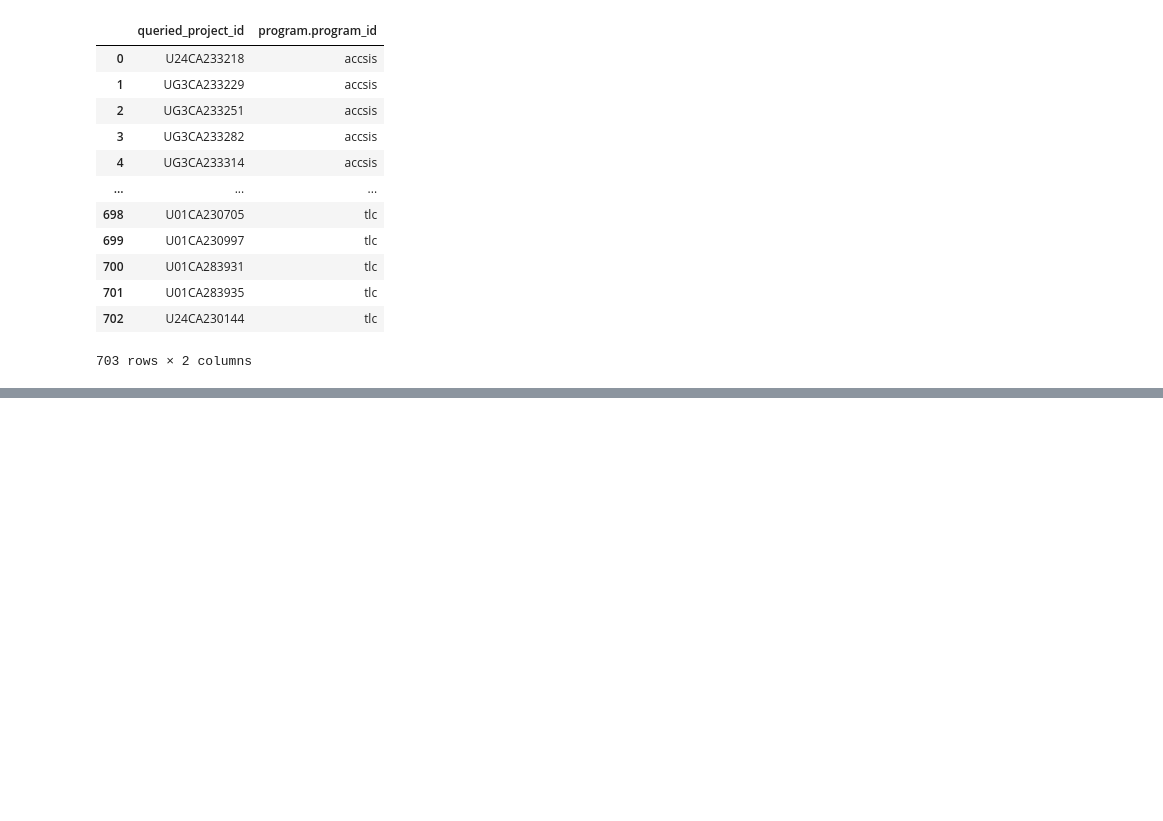
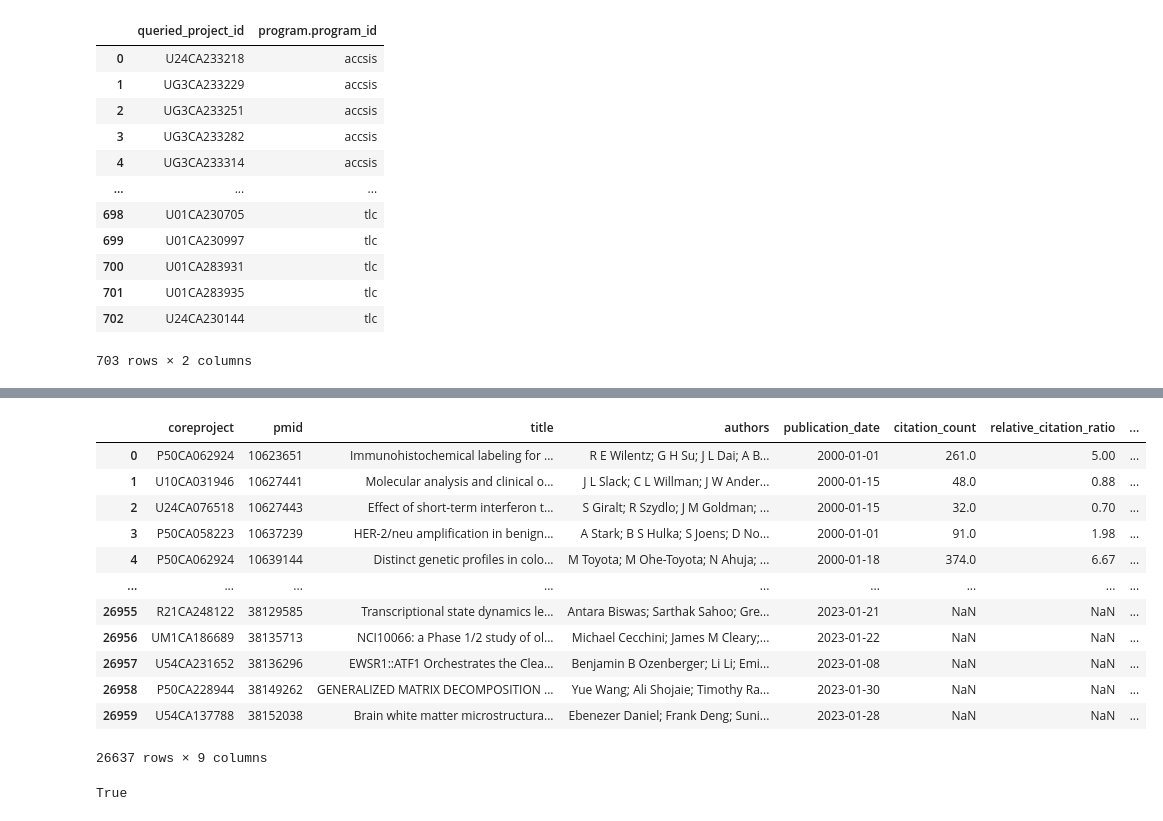
Before and after one commit to CBIIT/INS-Data, a Jupyter notebook: notebooks/12_aggregate_projects.ipynb, the cells around one changed output, grey strips where cells are left out. Saved outputs shown, nothing was run; the diff lists cells and outputs as text; code cells hidden in the pictures; blank space fills up the shorter version.

```diff
--- a/notebooks/12_aggregate_projects.ipynb
+++ b/notebooks/12_aggregate_projects.ipynb
@@ -559,0 +633,27 @@ grants_df[['queried_project_id','program.program_id']].drop_duplicates().reset_i
+# %%
+# Merge project start dates with publication data
+df_merged = pd.merge(left=df_publications,
+                     right=df_projects[['project_id','project_start_date']],
+                     how='left',left_on='coreproject', right_on='project_id',
+                     # Ignore duplicate projects listed for multiple programs
+                     ).drop_duplicates()
+df_merged
+# %% [output]
+|  | coreproject | pmid | title | authors | publication_date | citation_count | relative_citation_ratio | ... |
+| 0 | P50CA062924 | 10623651 | Immunohistochemical labeling for ... | R E Wilentz; G H Su; J L Dai; A B... | 2000-01-01 | 261.0 | 5.00 | ... |
+| 1 | U10CA031946 | 10627441 | Molecular analysis and clinical o... | J L Slack; C L Willman; J W Ander... | 2000-01-15 | 48.0 | 0.88 | ... |
+| 2 | U24CA076518 | 10627443 | Effect of short-term interferon t... | S Giralt; R Szydlo; J M Goldman; ... | 2000-01-15 | 32.0 | 0.70 | ... |
+| 3 | P50CA058223 | 10637239 | HER-2/neu amplification in benign... | A Stark; B S Hulka; S Joens; D No... | 2000-01-01 | 91.0 | 1.98 | ... |
+| 4 | P50CA062924 | 10639144 | Distinct genetic profiles in colo... | M Toyota; M Ohe-Toyota; N Ahuja; ... | 2000-01-18 | 374.0 | 6.67 | ... |
+| ... | ... | ... | ... | ... | ... | ... | ... | ... |
+| 26955 | R21CA248122 | 38129585 | Transcriptional state dynamics le... | Antara Biswas; Sarthak Sahoo; Gre... | 2023-01-21 | NaN | NaN | ... |
+| 26956 | UM1CA186689 | 38135713 | NCI10066: a Phase 1/2 study of ol... | Michael Cecchini; James M Cleary;... | 2023-01-22 | NaN | NaN | ... |
+| 26957 | U54CA231652 | 38136296 | EWSR1::ATF1 Orchestrates the Clea... | Benjamin B Ozenberger; Li Li; Emi... | 2023-01-08 | NaN | NaN | ... |
+| 26958 | P50CA228944 | 38149262 | GENERALIZED MATRIX DECOMPOSITION ... | Yue Wang; Ali Shojaie; Timothy Ra... | 2023-01-30 | NaN | NaN | ... |
+| 26959 | U54CA137788 | 38152038 | Brain white matter microstructura... | Ebenezer Daniel; Frank Deng; Suni... | 2023-01-28 | NaN | NaN | ... |
+26637 rows × 9 columns
+# %%
+# Double-check that all publications are included
+len(df_publications) == len(df_merged)
+# %% [output]
+True
```
Also changed, not shown: parts of 27 cells of this notebook.
